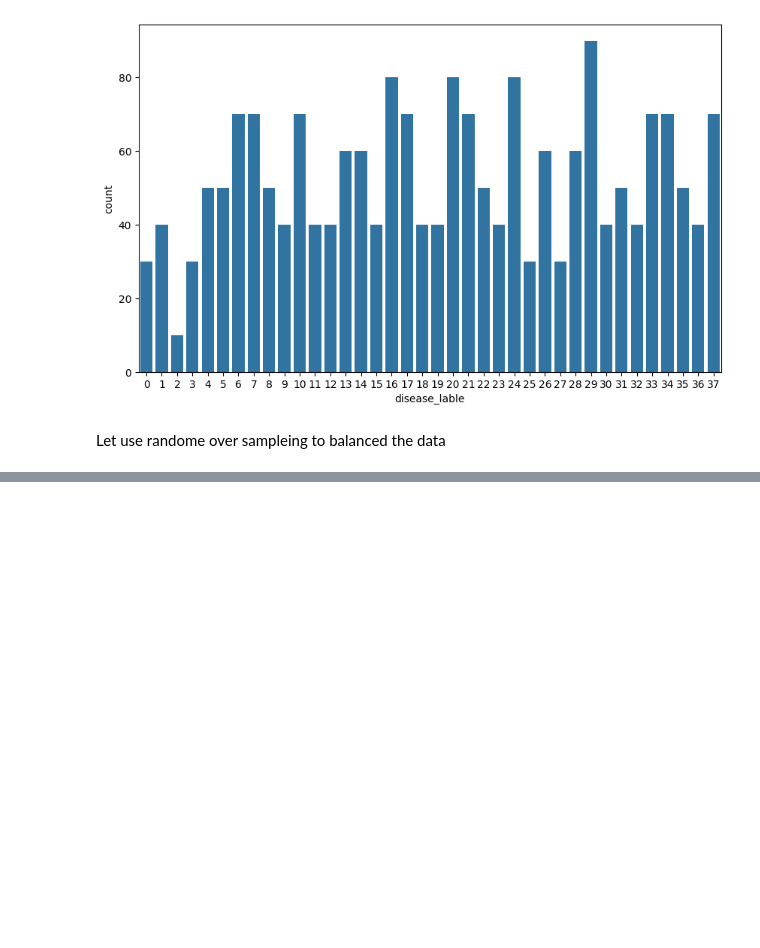
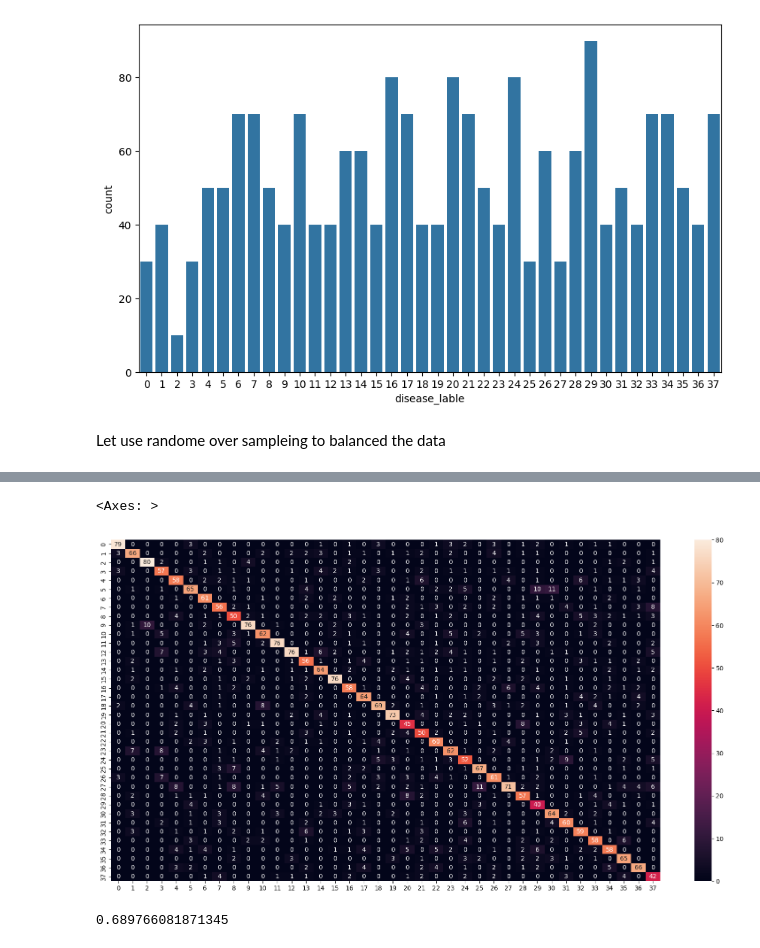
Before and after one commit to Mohitnayak-AI/Machine-Learning, a Jupyter notebook: notebook/diseasPredict.ipynb, the cells around one changed output, grey strips where cells are left out. Drawn from its saved outputs; the diff is of its cells as text; code cells hidden in the pictures; blank space fills up the shorter version.

```diff
--- a/notebook/diseasPredict.ipynb
+++ b/notebook/diseasPredict.ipynb
@@ -203,0 +361,7 @@ Let use randome over sampleing to balanced the data
+# %%
+# RFC
+
+rfc_model = RandomForestClassifier()
+rfc_model.fit(x_resample,y_resample)
+rfc_predict = rfc_model.predict(x_resample)
+rfc_predict[0:10]
@@ -203,0 +370,3 @@ Let use randome over sampleing to balanced the data
+# %%
+cf = confusion_matrix(rfc_predict,y_resample)
+cf
@@ -203,0 +381,11 @@ Let use randome over sampleing to balanced the data
+# %%
+plt.figure(figsize=(20,10))
+sns.heatmap(cf,annot=True)
+# %% [output]
+<Axes: >
+[figure, added]
+# %%
+acc = accuracy_score(rfc_predict,y_resample)
+acc
+# %% [output]
+0.689766081871345
```
Also changed, not shown: parts of 28 cells of this notebook, 1 other file.
